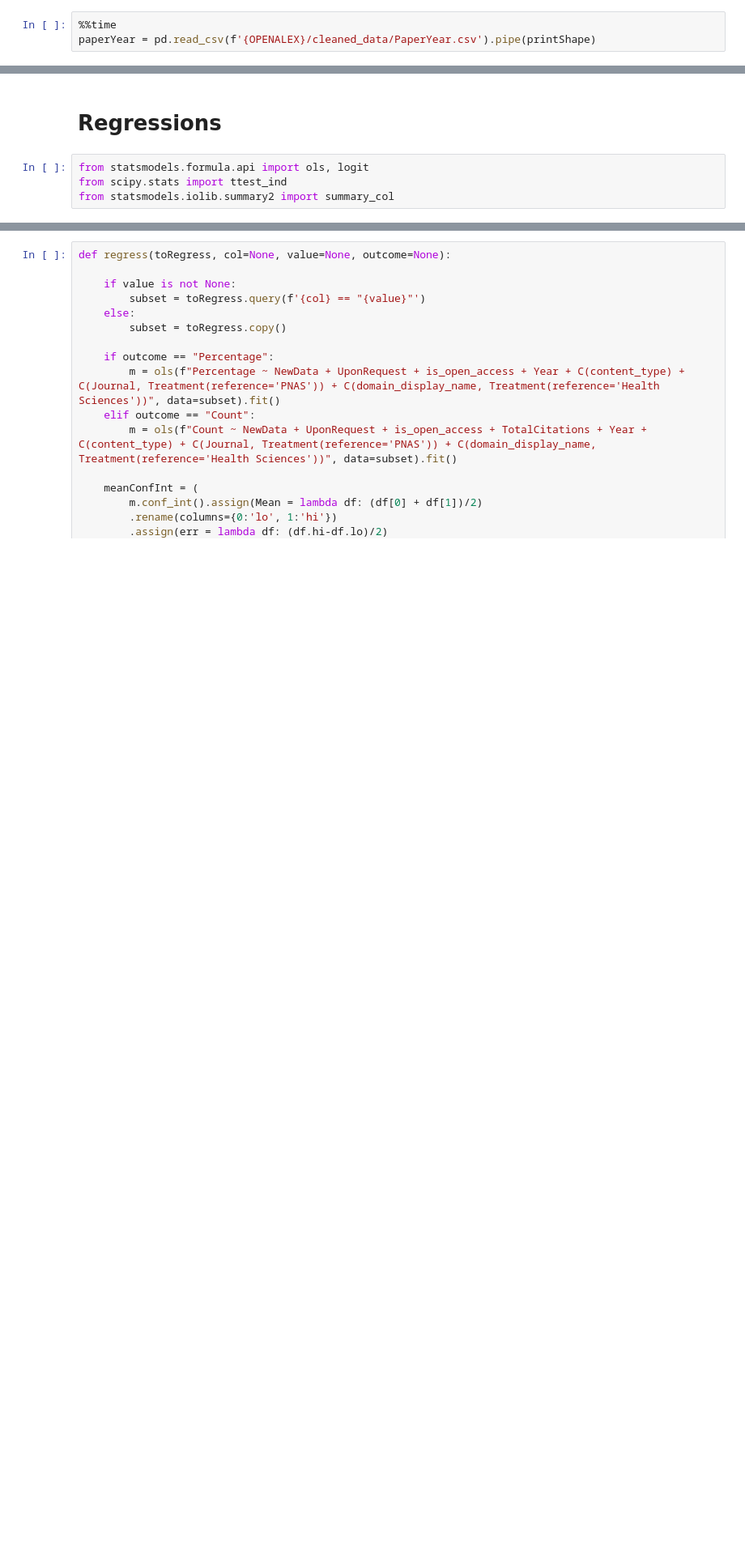
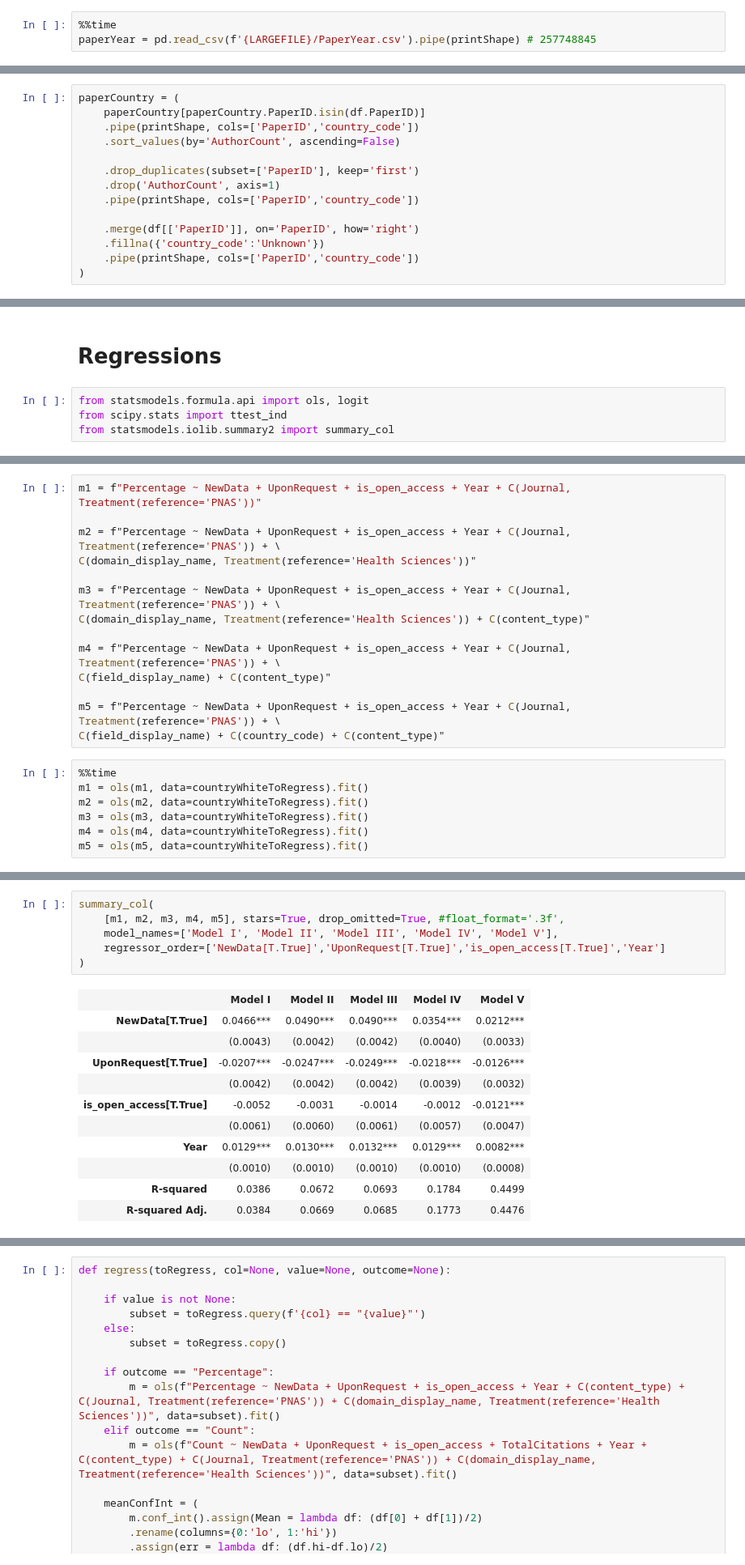
Before and after one commit to comnetsAD/bias_academia, a Jupyter notebook: observational_analyses/notebooks/Study_4.ipynb, the cells around one changed output, grey strips where cells are left out. Shown at 81% size. Drawn from its saved outputs; the diff is of its cells as text; blank space fills up the shorter version.

```diff
--- a/observational_analyses/notebooks/Study_4.ipynb
+++ b/observational_analyses/notebooks/Study_4.ipynb
@@ -128,6 +128,6 @@ Wall time: 2.19 s
 ## Citations and paper characteristics
 # %%
 %%time
-paperYear = pd.read_csv(f'{OPENALEX}/cleaned_data/PaperYear.csv').pipe(printShape)
+paperYear = pd.read_csv(f'{LARGEFILE}/PaperYear.csv').pipe(printShape) # 257748845
 # %% [output]
 (257748845, 2)
@@ -199,0 +212,14 @@ Name: count, dtype: int64
+# %%
+paperCountry = (
+    paperCountry[paperCountry.PaperID.isin(df.PaperID)]
+    .pipe(printShape, cols=['PaperID','country_code'])
+    .sort_values(by='AuthorCount', ascending=False)
+
+    .drop_duplicates(subset=['PaperID'], keep='first')
+    .drop('AuthorCount', axis=1)
+    .pipe(printShape, cols=['PaperID','country_code'])
+
+    .merge(df[['PaperID']], on='PaperID', how='right')
+    .fillna({'country_code':'Unknown'})
+    .pipe(printShape, cols=['PaperID','country_code'])
+)
@@ -1124,0 +1390,21 @@ countryWhiteToRegress = getDataFrame(countryAllNSCitation, allNorthSouth).pipe(p
+# %%
+m1 = f"Percentage ~ NewData + UponRequest + is_open_access + Year + C(Journal, Treatment(reference='PNAS'))"
+
+m2 = f"Percentage ~ NewData + UponRequest + is_open_access + Year + C(Journal, Treatment(reference='PNAS')) + \
+C(domain_display_name, Treatment(reference='Health Sciences'))"
+
+m3 = f"Percentage ~ NewData + UponRequest + is_open_access + Year + C(Journal, Treatment(reference='PNAS')) + \
+C(domain_display_name, Treatment(reference='Health Sciences')) + C(content_type)"
+
+m4 = f"Percentage ~ NewData + UponRequest + is_open_access + Year + C(Journal, Treatment(reference='PNAS')) + \
+C(field_display_name) + C(content_type)"
+
+m5 = f"Percentage ~ NewData + UponRequest + is_open_access + Year + C(Journal, Treatment(reference='PNAS')) + \
+C(field_display_name) + C(country_code) + C(content_type)"
+# %%
+%%time
+m1 = ols(m1, data=countryWhiteToRegress).fit()
+m2 = ols(m2, data=countryWhiteToRegress).fit()
+m3 = ols(m3, data=countryWhiteToRegress).fit()
+m4 = ols(m4, data=countryWhiteToRegress).fit()
+m5 = ols(m5, data=countryWhiteToRegress).fit()
@@ -1124,0 +1414,18 @@ countryWhiteToRegress = getDataFrame(countryAllNSCitation, allNorthSouth).pipe(p
+# %%
+summary_col(
+    [m1, m2, m3, m4, m5], stars=True, drop_omitted=True, #float_format='.3f',
+    model_names=['Model I', 'Model II', 'Model III', 'Model IV', 'Model V'],
+    regressor_order=['NewData[T.True]','UponRequest[T.True]','is_open_access[T.True]','Year']
+)
+# %% [output]
+|  | Model I | Model II | Model III | Model IV | Model V |
+| NewData[T.True] | 0.0466*** | 0.0490*** | 0.0490*** | 0.0354*** | 0.0212*** |
+|  | (0.0043) | (0.0042) | (0.0042) | (0.0040) | (0.0033) |
+| UponRequest[T.True] | -0.0207*** | -0.0247*** | -0.0249*** | -0.0218*** | -0.0126*** |
+|  | (0.0042) | (0.0042) | (0.0042) | (0.0039) | (0.0032) |
+| is_open_access[T.True] | -0.0052 | -0.0031 | -0.0014 | -0.0012 | -0.0121*** |
+|  | (0.0061) | (0.0060) | (0.0061) | (0.0057) | (0.0047) |
+| Year | 0.0129*** | 0.0130*** | 0.0132*** | 0.0129*** | 0.0082*** |
+|  | (0.0010) | (0.0010) | (0.0010) | (0.0010) | (0.0008) |
+| R-squared | 0.0386 | 0.0672 | 0.0693 | 0.1784 | 0.4499 |
+| R-squared Adj. | 0.0384 | 0.0669 | 0.0685 | 0.1773 | 0.4476 |
```
Also changed, not shown: parts of 36 cells of this notebook.
